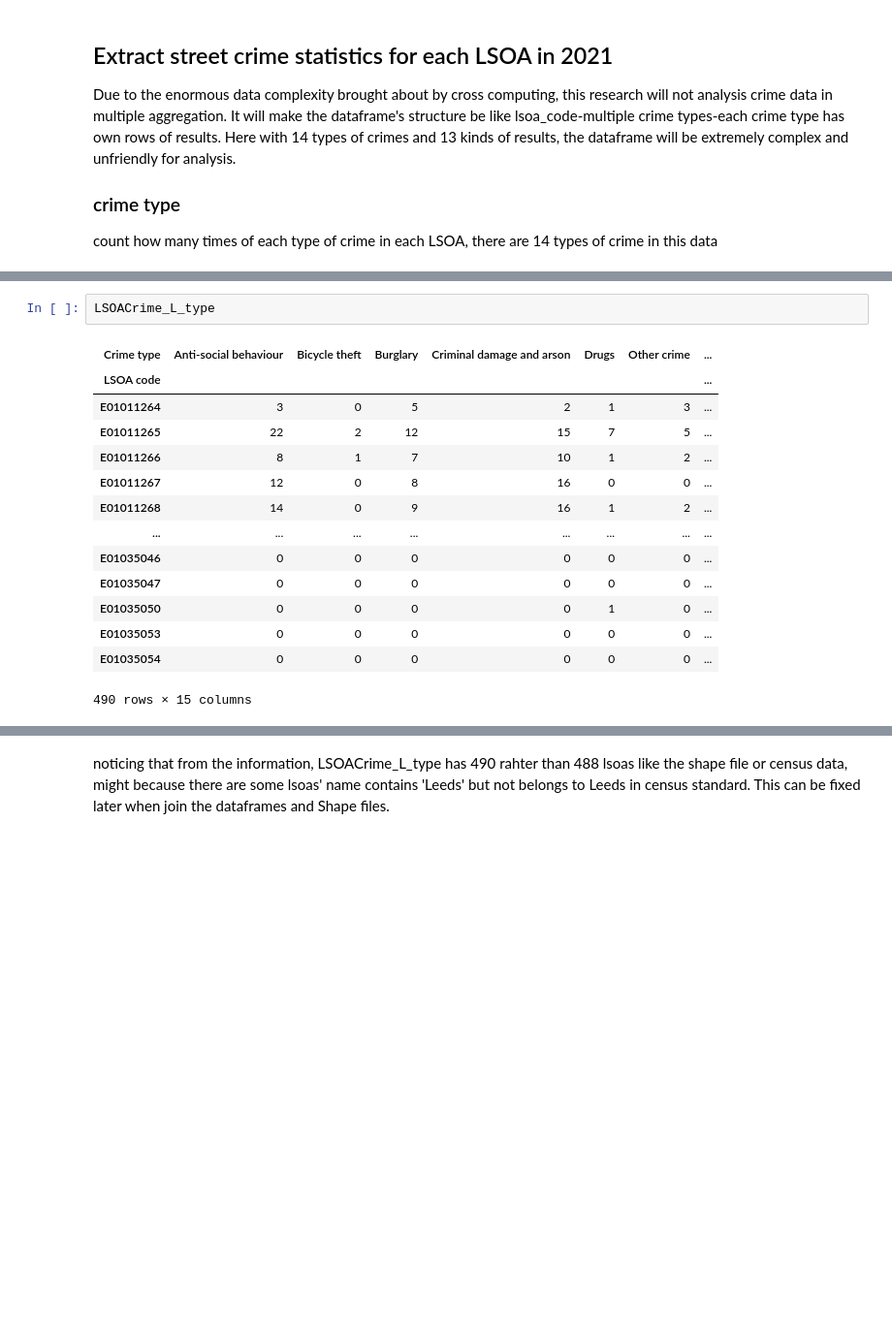
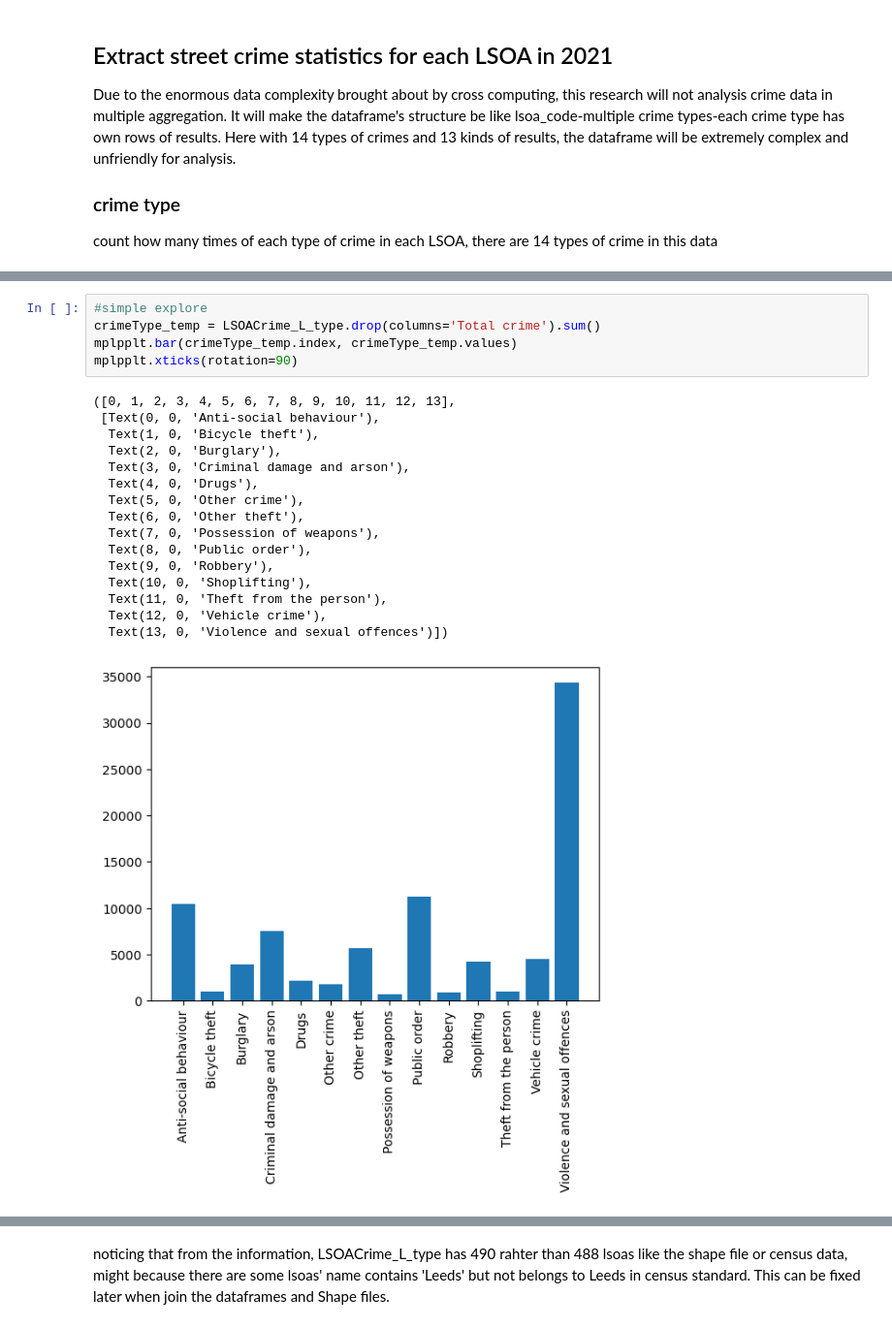
Before and after one commit to gy23cx/GEOG5990Assignment_Final_Project, a Jupyter notebook: GEOG5990M_final_project.ipynb, the cells around one changed output, grey strips where cells are left out. Shown: that part at 97% size. Cells and saved outputs as stored; diff of their text form; blank space fills up the shorter version.

```diff
--- a/GEOG5990M_final_project.ipynb
+++ b/GEOG5990M_final_project.ipynb
@@ -513,17 +529,22 @@ LSOACrime_L_type['Total crime'] = LSOACrime_L_type.sum(axis=1)
-# %%
-LSOACrime_L_type
-# %% [output]
-| Crime type | Anti-social behaviour | Bicycle theft | Burglary | Criminal damage and arson | Drugs | Other crime | ... |
-| LSOA code |  |  |  |  |  |  | ... |
-| E01011264 | 3 | 0 | 5 | 2 | 1 | 3 | ... |
-| E01011265 | 22 | 2 | 12 | 15 | 7 | 5 | ... |
-| E01011266 | 8 | 1 | 7 | 10 | 1 | 2 | ... |
-| E01011267 | 12 | 0 | 8 | 16 | 0 | 0 | ... |
-| E01011268 | 14 | 0 | 9 | 16 | 1 | 2 | ... |
-| ... | ... | ... | ... | ... | ... | ... | ... |
-| E01035046 | 0 | 0 | 0 | 0 | 0 | 0 | ... |
-| E01035047 | 0 | 0 | 0 | 0 | 0 | 0 | ... |
-| E01035050 | 0 | 0 | 0 | 0 | 1 | 0 | ... |
-| E01035053 | 0 | 0 | 0 | 0 | 0 | 0 | ... |
-| E01035054 | 0 | 0 | 0 | 0 | 0 | 0 | ... |
-490 rows × 15 columns
+# %%
+#simple explore
+crimeType_temp = LSOACrime_L_type.drop(columns='Total crime').sum()
+mplpplt.bar(crimeType_temp.index, crimeType_temp.values)
+mplpplt.xticks(rotation=90)
+# %% [output]
+([0, 1, 2, 3, 4, 5, 6, 7, 8, 9, 10, 11, 12, 13],
+ [Text(0, 0, 'Anti-social behaviour'),
+  Text(1, 0, 'Bicycle theft'),
+  Text(2, 0, 'Burglary'),
+  Text(3, 0, 'Criminal damage and arson'),
+  Text(4, 0, 'Drugs'),
+  Text(5, 0, 'Other crime'),
+  Text(6, 0, 'Other theft'),
+  Text(7, 0, 'Possession of weapons'),
+  Text(8, 0, 'Public order'),
+  Text(9, 0, 'Robbery'),
+  Text(10, 0, 'Shoplifting'),
+  Text(11, 0, 'Theft from the person'),
+  Text(12, 0, 'Vehicle crime'),
+  Text(13, 0, 'Violence and sexual offences')])
+[figure, added]
```
Also changed, not shown: parts of 10 cells of this notebook.
